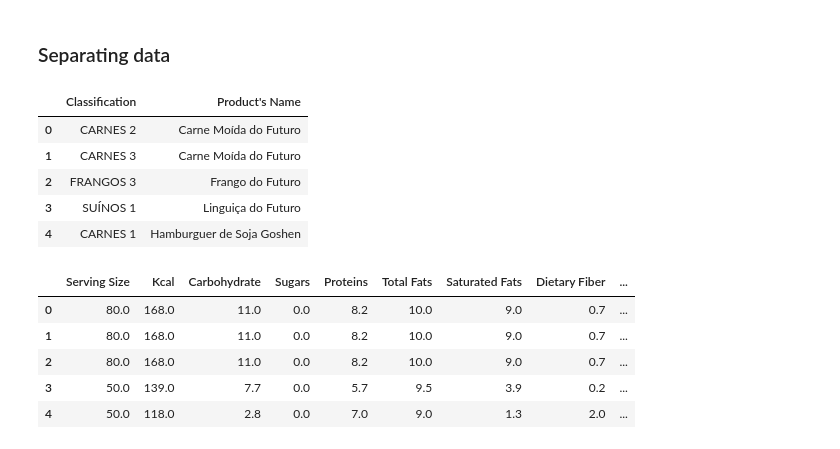
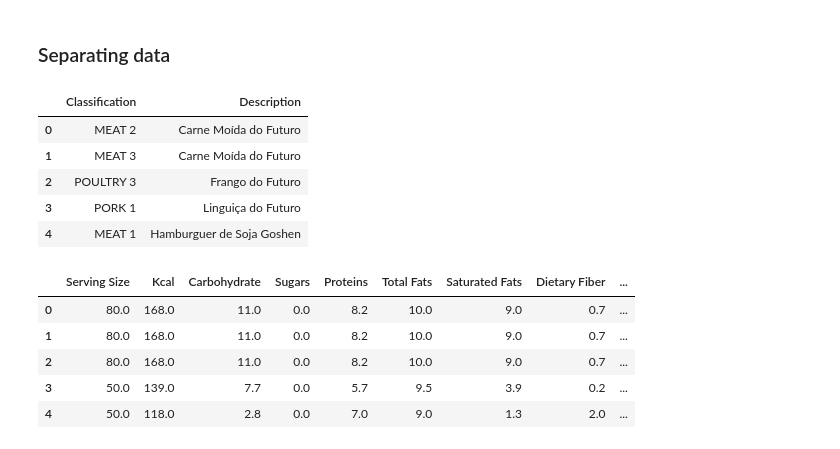
Before and after one commit to dudaholandah/Coursera-Natural-Language-Processing-Tensorflow, a Jupyter notebook: vegan_dataset_visualization.ipynb, the cells around one changed output. Cells and saved outputs as stored; diff of their text form; code cells hidden in the pictures.

```diff
--- a/vegan_dataset_visualization.ipynb
+++ b/vegan_dataset_visualization.ipynb
@@ -41,19 +50,19 @@ data.head()
 ### Separating data
 # %%
 data_ingredients = pd.DataFrame(data['Ingredients'])
-data_nutrients = data.drop(columns=['Ingredients', 'Classification', "Product's Name"])
+data_nutrients = data.drop(columns=['Ingredients', 'Classification', "Description"])
 data_clasification = pd.DataFrame(data['Classification'])
-data_name = pd.DataFrame(data["Product's Name"])
+data_name = pd.DataFrame(data["Description"])
 label_data = data_clasification.join(data_name)
 
 label_data.head()
 # %% [output]
-|  | Classification | Product's Name |
-| 0 | CARNES 2 | Carne Moída do Futuro |
-| 1 | CARNES 3 | Carne Moída do Futuro |
-| 2 | FRANGOS 3 | Frango do Futuro |
-| 3 | SUÍNOS 1 | Linguiça do Futuro |
-| 4 | CARNES 1 | Hamburguer de Soja Goshen |
+|  | Classification | Description |
+| 0 | MEAT 2 | Carne Moída do Futuro |
+| 1 | MEAT 3 | Carne Moída do Futuro |
+| 2 | POULTRY 3 | Frango do Futuro |
+| 3 | PORK 1 | Linguiça do Futuro |
+| 4 | MEAT 1 | Hamburguer de Soja Goshen |
 # %%
 data_nutrients.head()
 # %% [output]
```
Also changed, not shown: parts of 63 cells of this notebook.
